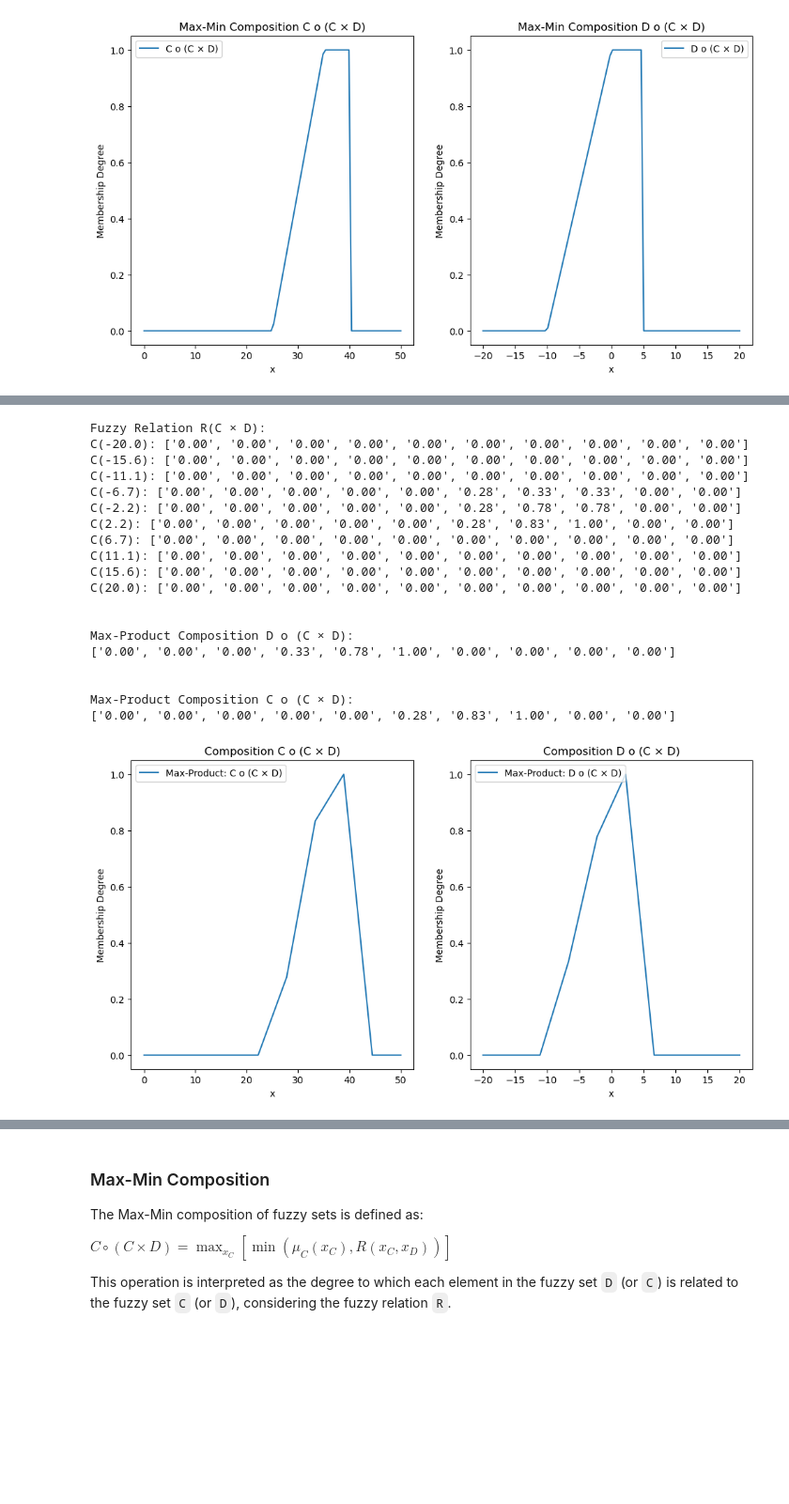
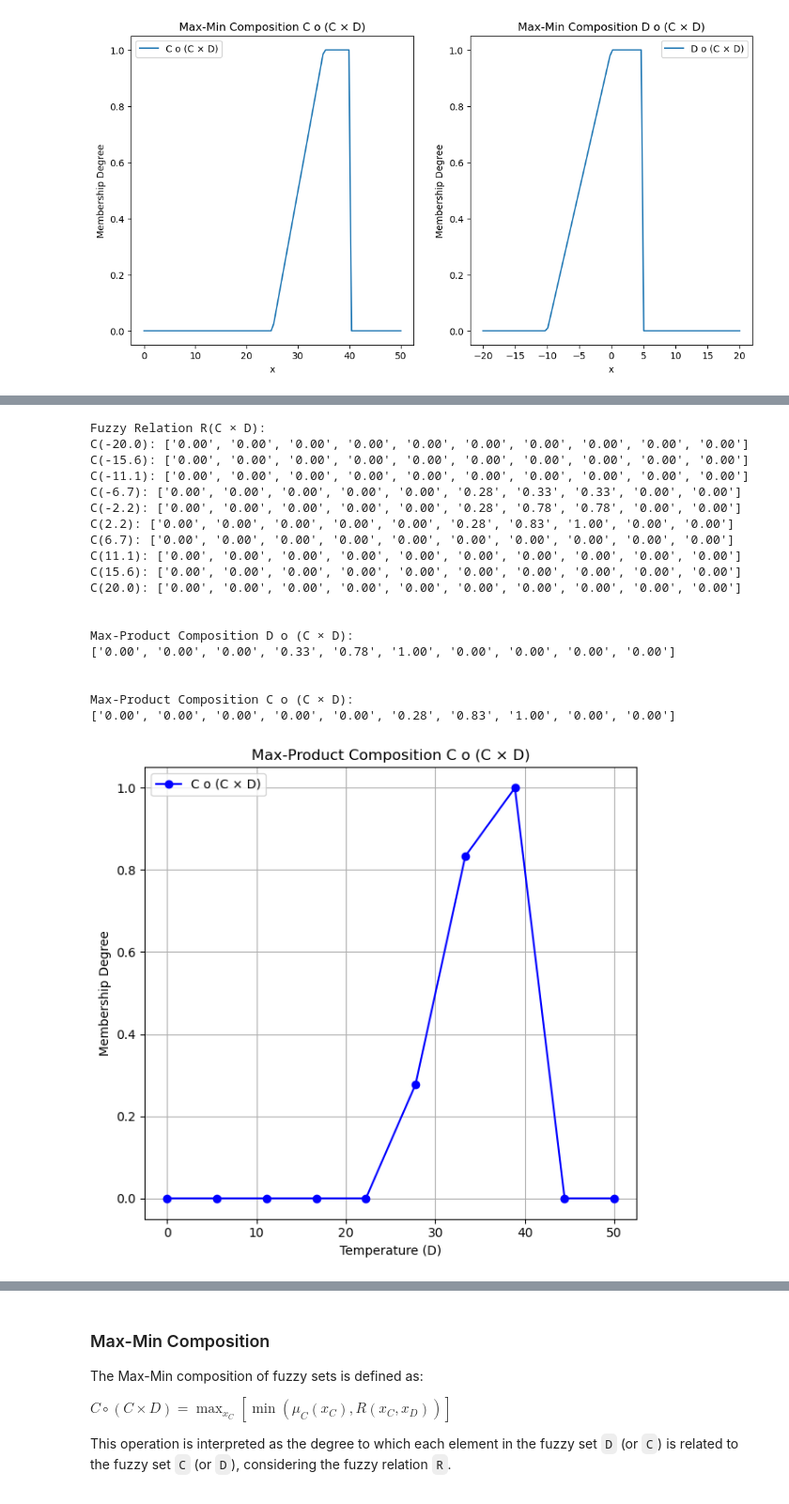
Before and after one commit to Uttam-Mahata/Soft_Computing, a Jupyter notebook: Assignment2/Fuzzy_logic.ipynb, the cells around one changed output, grey strips where cells are left out. Shown at 94% size. Cells and saved outputs as stored; diff of their text form; code cells hidden in the pictures; blank space fills up the shorter version.

```diff
--- a/Assignment2/Fuzzy_logic.ipynb
+++ b/Assignment2/Fuzzy_logic.ipynb
@@ -391,15 +418,15 @@ plt.show()
 # %% [output]
 [figure]
 # %%
-#Difference of A and B
-def difference_mu_A_B(x):
-    return max(0, mu_A(x) - mu_B(x))
+# #Difference of A and B
+# def difference_mu_A_B(x):
+#     return max(0, mu_A(x) - mu_B(x))
 
-#Plot the function
+# #Plot the function
 
 
-x = np.arange(0, 100, 25)
-y = [difference_mu_A_B(i) for i in x]
-plt.plot(x, y)
-plt.title('Difference of A and B')
-plt.show()
+# x = np.arange(0, 100, 25)
+# y = [difference_mu_A_B(i) for i in x]
+# plt.plot(x, y)
+# plt.title('Difference of A and B')
+# plt.show()
@@ -709,46 +908,69 @@ print([f"{C_comp_max_product[j]:.2f}" for j in range(len(x_values_D))])
 print("\n")
 
 
+# Plotting the results of the compositions
+plt.figure(figsize=(12, 6))
+
+# Plot for C o (C × D)
+plt.subplot(1, 2, 1)
+plt.plot(x_values_D, C_comp_max_product, marker='o', label='C o (C × D)', color='blue')
+plt.title('Max-Product Composition C o (C × D)')
+plt.xlabel('Temperature (D)')
+plt.ylabel('Membership Degree')
+plt.legend()
+plt.grid(True)
+
+# # Plot for D o (C × D)
+# plt.subplot(1, 2, 2)
+# plt.plot(x_values_C, D_comp_max_product, marker='o', label='D o (C × D)', color='green')
+# plt.title('Max-Product Composition D o (C × D)')
+# plt.xlabel('Temperature (C)')
+# plt.ylabel('Membership Degree')
+# plt.legend()
+# plt.grid(True)
+
+plt.tight_layout()
+plt.show()
+
+
 
 
 # Plotting the results of the compositions
 plt.figure(figsize=(12, 6))
 
 plt.subplot(1, 2, 1)
-
-plt.plot(x_values_D, C_comp_max_product, label='Max-Product: C o (C × D)')
-plt.title('Composition C o (C × D)')
+plt.plot(x_values_D, C_comp_max_product, label='C o (C × D)')
+plt.title('Max-Product Composition C o (C × D)')
 plt.xlabel('x')
 plt.ylabel('Membership Degree')
 plt.legend()
 
 plt.subplot(1, 2, 2)
-
-plt.plot(x_values_C, D_comp_max_product, label='Max-Product: D o (C × D)')
-plt.title('Composition D o (C × D)')
+plt.plot(x_values_C, D_comp_max_product, label='D o (C × D)')
+plt.title('Max-Product Composition D o (C × D)')
 plt.xlabel('x')
 plt.ylabel('Membership Degree')
 plt.legend()
 
 plt.show()
 # %% [output]
 Fuzzy Relation R(C × D):
 C(-20.0): ['0.00', '0.00', '0.00', '0.00', '0.00', '0.00', '0.00', '0.00', '0.00', '0.00']
 C(-15.6): ['0.00', '0.00', '0.00', '0.00', '0.00', '0.00', '0.00', '0.00', '0.00', '0.00']
 C(-11.1): ['0.00', '0.00', '0.00', '0.00', '0.00', '0.00', '0.00', '0.00', '0.00', '0.00']
 C(-6.7): ['0.00', '0.00', '0.00', '0.00', '0.00', '0.28', '0.33', '0.33', '0.00', '0.00']
 C(-2.2): ['0.00', '0.00', '0.00', '0.00', '0.00', '0.28', '0.78', '0.78', '0.00', '0.00']
 C(2.2): ['0.00', '0.00', '0.00', '0.00', '0.00', '0.28', '0.83', '1.00', '0.00', '0.00']
 C(6.7): ['0.00', '0.00', '0.00', '0.00', '0.00', '0.00', '0.00', '0.00', '0.00', '0.00']
 C(11.1): ['0.00', '0.00', '0.00', '0.00', '0.00', '0.00', '0.00', '0.00', '0.00', '0.00']
 C(15.6): ['0.00', '0.00', '0.00', '0.00', '0.00', '0.00', '0.00', '0.00', '0.00', '0.00']
 C(20.0): ['0.00', '0.00', '0.00', '0.00', '0.00', '0.00', '0.00', '0.00', '0.00', '0.00']
 
 
 Max-Product Composition D o (C × D):
 ['0.00', '0.00', '0.00', '0.33', '0.78', '1.00', '0.00', '0.00', '0.00', '0.00']
 
 
 Max-Product Composition C o (C × D):
 ['0.00', '0.00', '0.00', '0.00', '0.00', '0.28', '0.83', '1.00', '0.00', '0.00']
-[figure, old version]
+[figure, new version]
```
Also changed, not shown: parts of 6 cells of this notebook.
